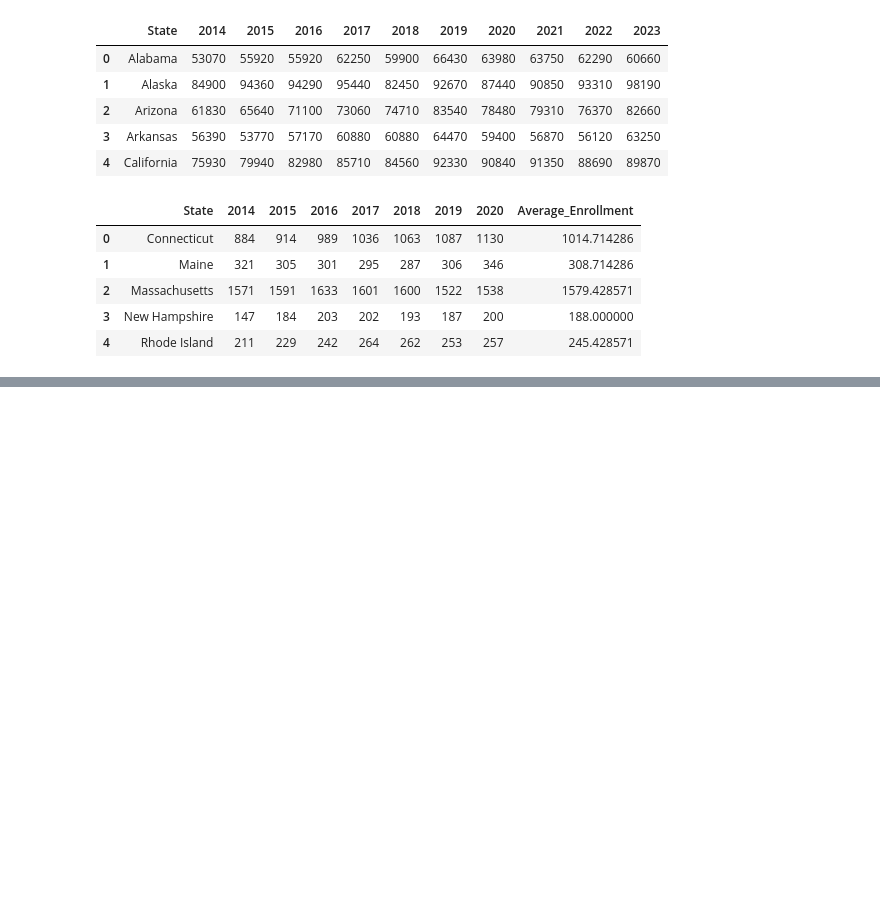
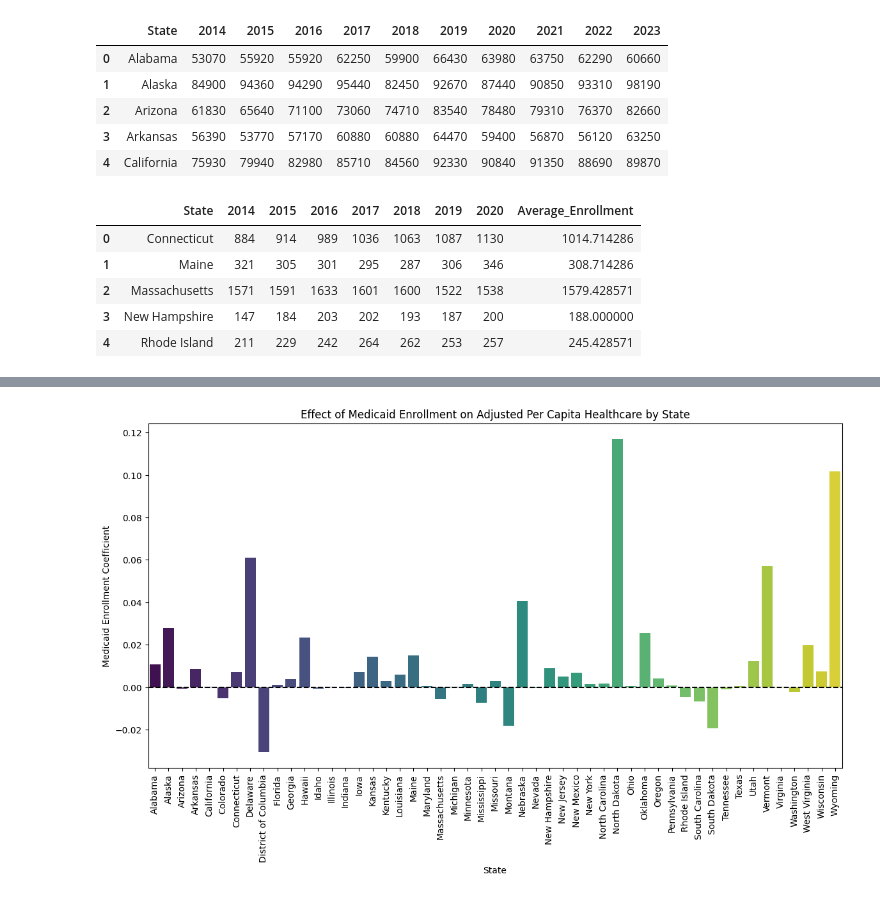
Before and after one commit to anajonicholson/DS4002-Project2, a Jupyter notebook: SCRIPTS/healthcare_analysis.ipynb, the cells around one changed output, grey strips where cells are left out. Saved outputs shown, nothing was run; the diff lists cells and outputs as text; code cells hidden in the pictures; blank space fills up the shorter version.

```diff
--- a/SCRIPTS/healthcare_analysis.ipynb
+++ b/SCRIPTS/healthcare_analysis.ipynb
@@ -78,0 +195,47 @@ cost_over_salary
+# %%
+# Dictionary to store results
+results_data = {
+    'State': [],
+    'Medicaid_Coef': [],
+    'Medicaid_P_Value': [],
+    'AR_Coef': [],
+    'AR_P_Value': [],
+    'MA_Coef': [],
+    'MA_P_Value': [],
+    'AIC': []
+}
+
+for state in merged_df['State'].unique():
+    state_data = merged_df[merged_df['State'] == state].set_index("Year")
+    endog = state_data['Adjusted_Per_Capita_Healthcare']
+    exog = state_data[['Medicaid_Enrollment']]
+
+    try:
+        model = ARIMA(endog, order=(1, 1, 1), exog=exog)
+        fitted_model = model.fit()
+
+        # Store the values in the dictionary
+        results_data['State'].append(state)
+        results_data['Medicaid_Coef'].append(fitted_model.params.get('Medicaid_Enrollment', float('nan')))
+        results_data['Medicaid_P_Value'].append(fitted_model.pvalues.get('Medicaid_Enrollment', float('nan')))
+        results_data['AR_Coef'].append(fitted_model.params.get('ar.L1', float('nan')))
+        results_data['AR_P_Value'].append(fitted_model.pvalues.get('ar.L1', float('nan')))
+        results_data['MA_Coef'].append(fitted_model.params.get('ma.L1', float('nan')))
+        results_data['MA_P_Value'].append(fitted_model.pvalues.get('ma.L1', float('nan')))
+        results_data['AIC'].append(fitted_model.aic)
+
+    except Exception as e:
+        print(f"ARIMA model could not be fit for {state}: {e}")
+
+# Convert to DataFrame
+results_df = pd.DataFrame(results_data)
+# %%
+plt.figure(figsize=(14, 7))
+sns.barplot(x='State', y='Medicaid_Coef', data=results_df, palette='viridis')
+plt.axhline(0, color='black', linestyle='--')
+plt.title("Effect of Medicaid Enrollment on Adjusted Per Capita Healthcare by State")
+plt.xticks(rotation=90)
+plt.ylabel("Medicaid Enrollment Coefficient")
+plt.show()
+# %% [output]
+[figure, added]
```
Also changed, not shown: parts of 10 cells of this notebook.
